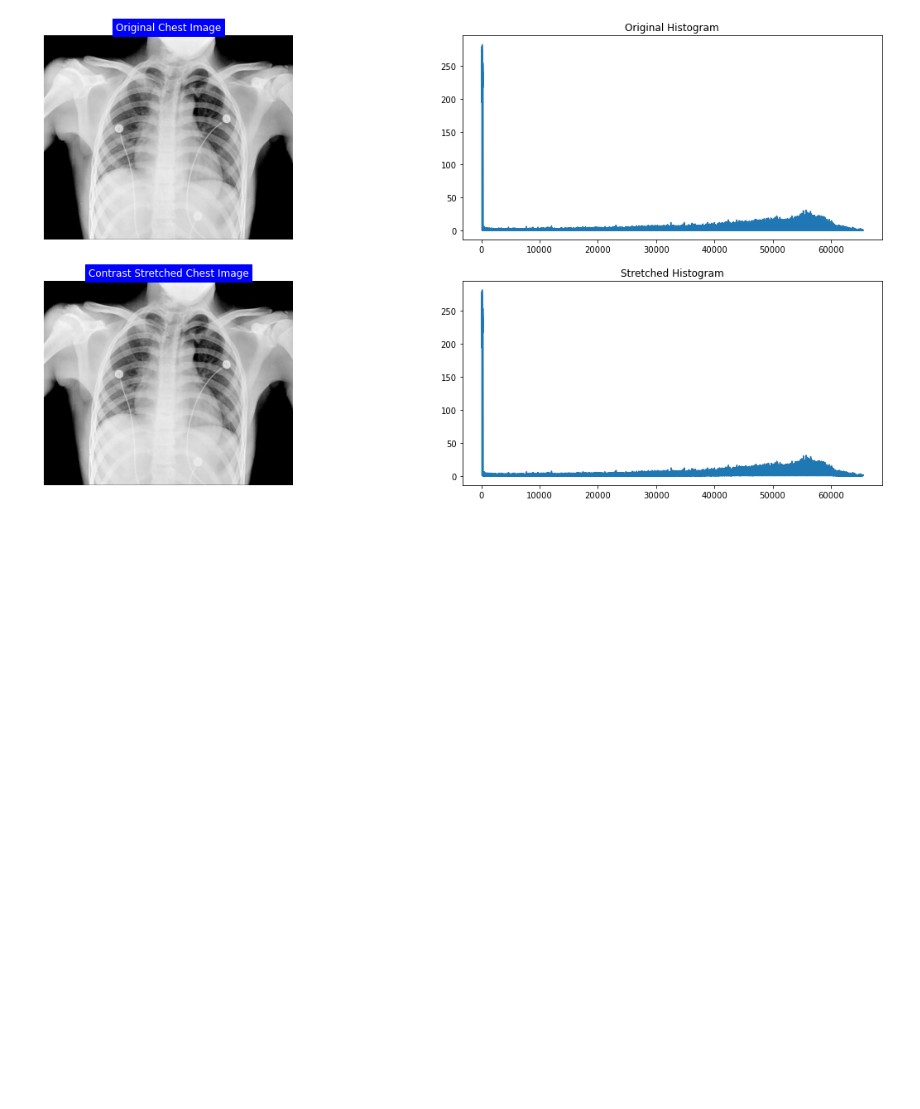
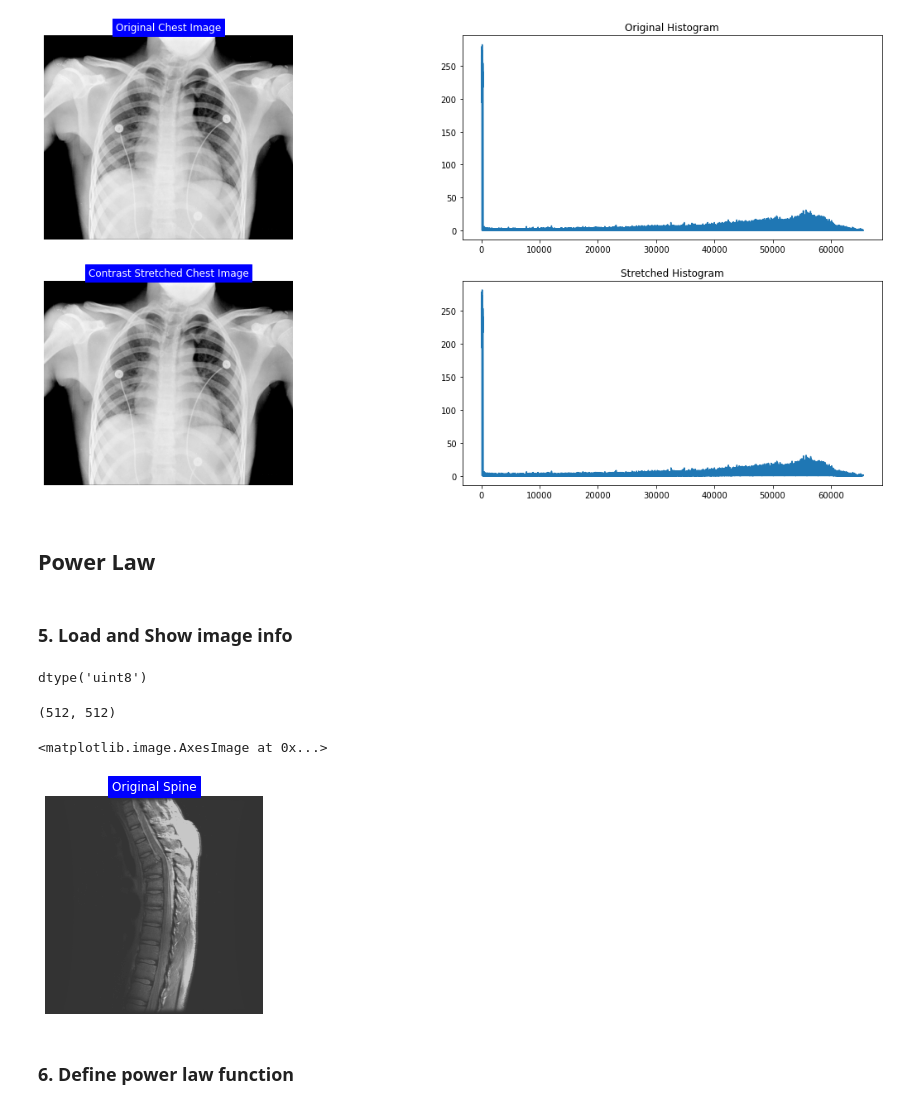
Before and after one commit to zahrasalarian/Digital-Image-Processing-for-Medical-Applications, a Jupyter notebook: HW2/pt-1.ipynb, the cells around one changed output. Cells and saved outputs as stored; diff of their text form; code cells hidden in the pictures; blank space fills up the shorter version.

Commit message:
Performs power law transformation on the original spine image

```diff
--- a/HW2/pt-1.ipynb
+++ b/HW2/pt-1.ipynb
@@ -83,3 +81,27 @@ ax[1][1].set_title('Stretched Histogram')
 # %% [output]
 Text(0.5, 1.0, 'Stretched Histogram')
 [figure]
+# %% [markdown]
+## Power Law
+# %% [markdown]
+### 5. Load and Show image info
+# %%
+spine_img = cv2.imread('HW2_Q3_spine.tif', cv2.IMREAD_GRAYSCALE)
+# %%
+spine_img.dtype
+# %% [output]
+dtype('uint8')
+# %%
+spine_img.shape
+# %% [output]
+(512, 512)
+# %%
+# show image
+plt.axis('off')
+plt.title('Original Spine', color='white', backgroundcolor='blue')
+plt.imshow(spine_img, cmap = 'gray', vmin=0, vmax=2**(spine_img.itemsize*8)-1)
+# %% [output]
+<matplotlib.image.AxesImage at 0x...>
+[figure, added]
+# %% [markdown]
+### 6. Define power law function
```
Also changed, not shown: parts of 11 cells of this notebook.
